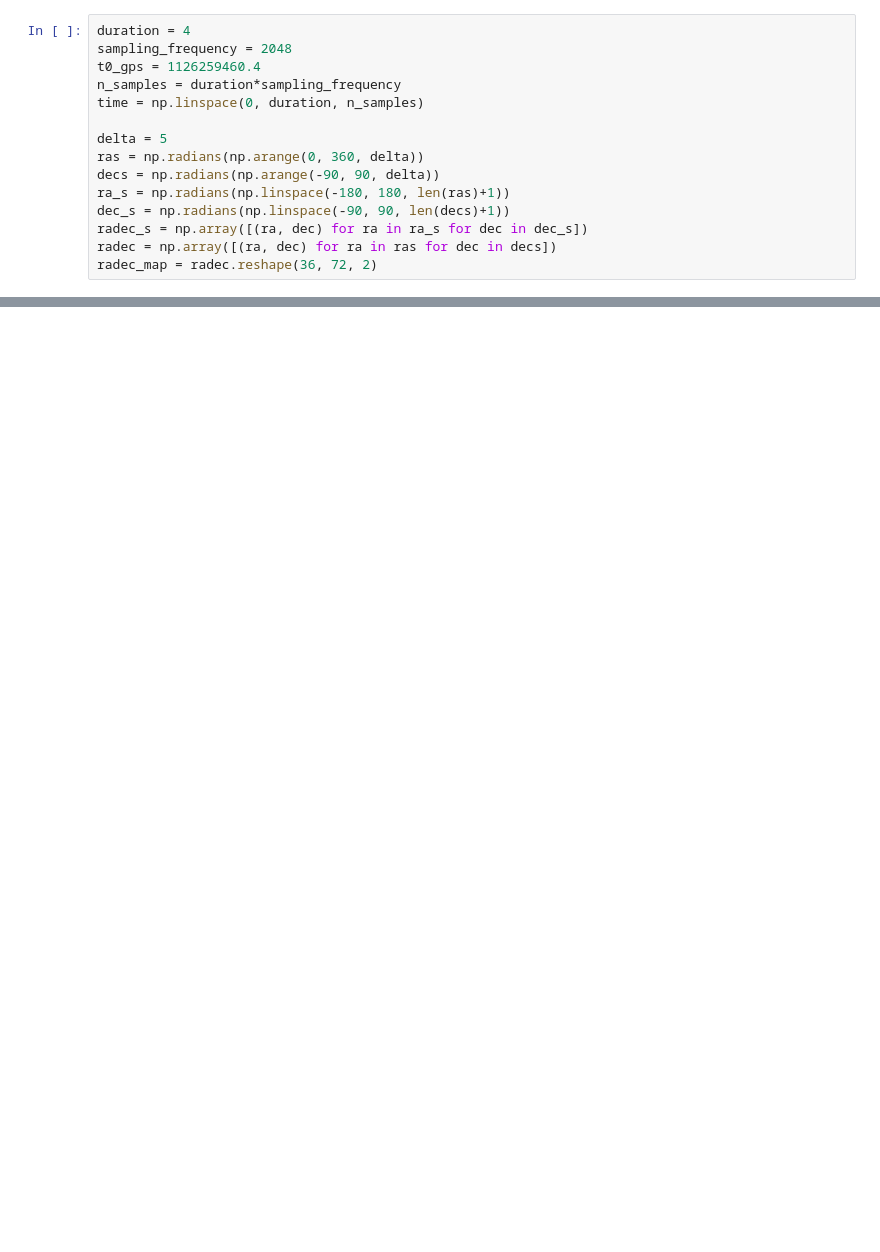
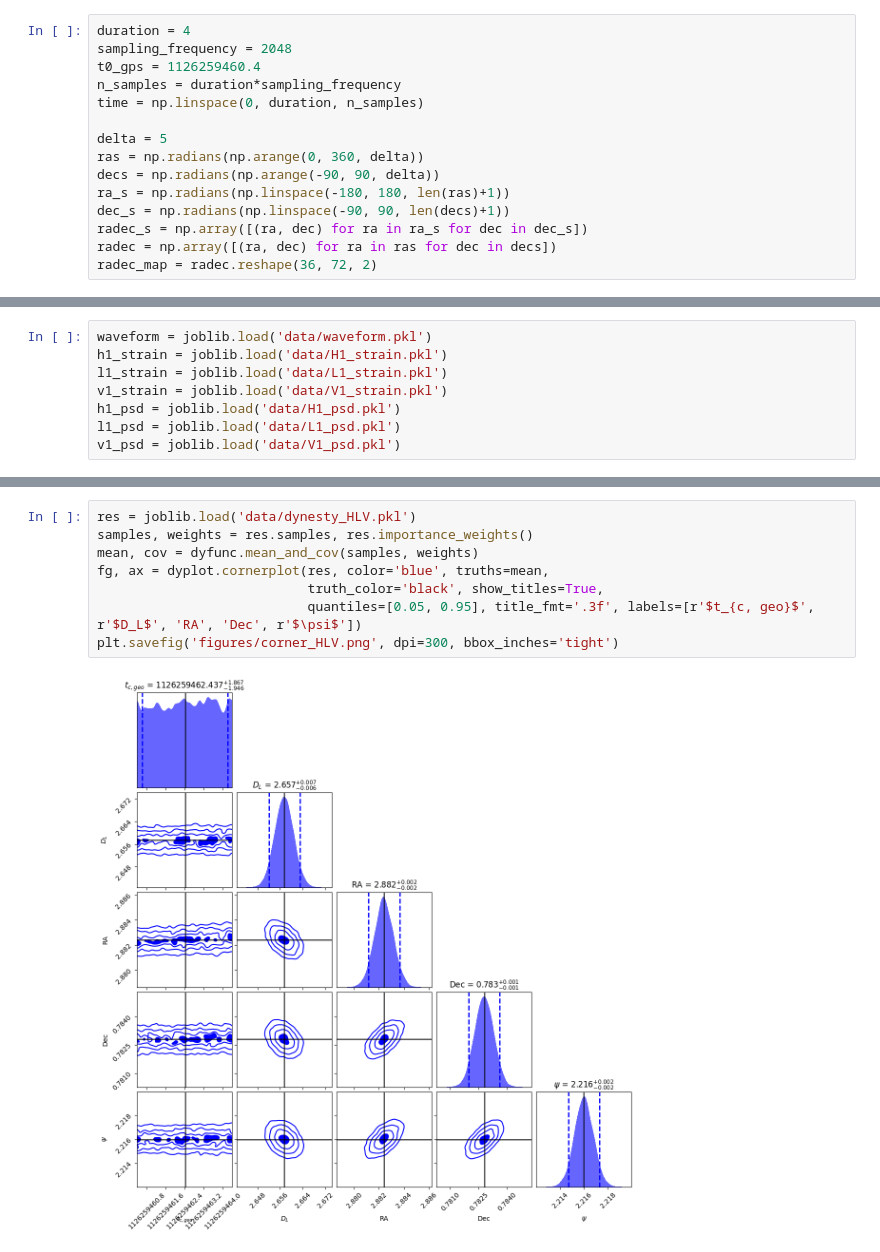
Before and after one commit to ljf441/gw-cosmology, a Jupyter notebook: bayesian.ipynb, the cells around one changed output, grey strips where cells are left out. Drawn from its saved outputs; the diff is of its cells as text; blank space fills up the shorter version.

```diff
--- a/bayesian.ipynb
+++ b/bayesian.ipynb
@@ -68,3 +26,11 @@ ValueError: complex() arg is a malformed string
+# %%
+waveform = joblib.load('data/waveform.pkl')
+h1_strain = joblib.load('data/H1_strain.pkl')
+l1_strain = joblib.load('data/L1_strain.pkl')
+v1_strain = joblib.load('data/V1_strain.pkl')
+h1_psd = joblib.load('data/H1_psd.pkl')
+l1_psd = joblib.load('data/L1_psd.pkl')
+v1_psd = joblib.load('data/V1_psd.pkl')
 # %%
 IFOH = bilby.gw.detector.InterferometerList(['H1'])[0]
 IFOH.power_spectral_density = bilby.gw.detector.PowerSpectralDensity(frequency_array=h1_psd['Hz'].values, psd_array=h1_psd['PSD'].values)
@@ -164,0 +86,10 @@ res_iso = sampler_iso.results
+# %%
+res = joblib.load('data/dynesty_HLV.pkl')
+samples, weights = res.samples, res.importance_weights()
+mean, cov = dyfunc.mean_and_cov(samples, weights)
+fg, ax = dyplot.cornerplot(res, color='blue', truths=mean,
+                           truth_color='black', show_titles=True,
+                           quantiles=[0.05, 0.95], title_fmt='.3f', labels=[r'$t_{c, geo}$', r'$D_L$', 'RA', 'Dec', r'$\psi$'])
+plt.savefig('figures/corner_HLV.png', dpi=300, bbox_inches='tight')
+# %% [output]
+[figure, added]
```
Also changed, not shown: parts of 12 cells of this notebook, 28 other files.
